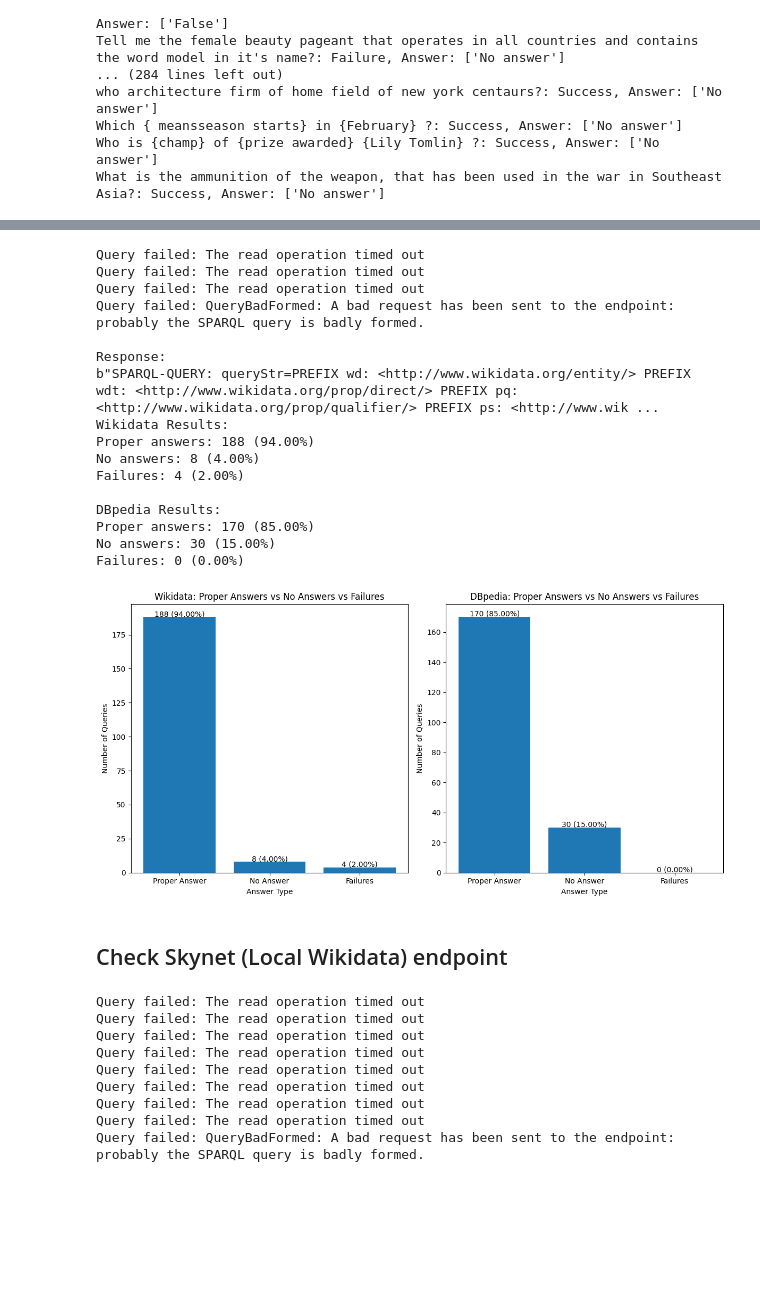
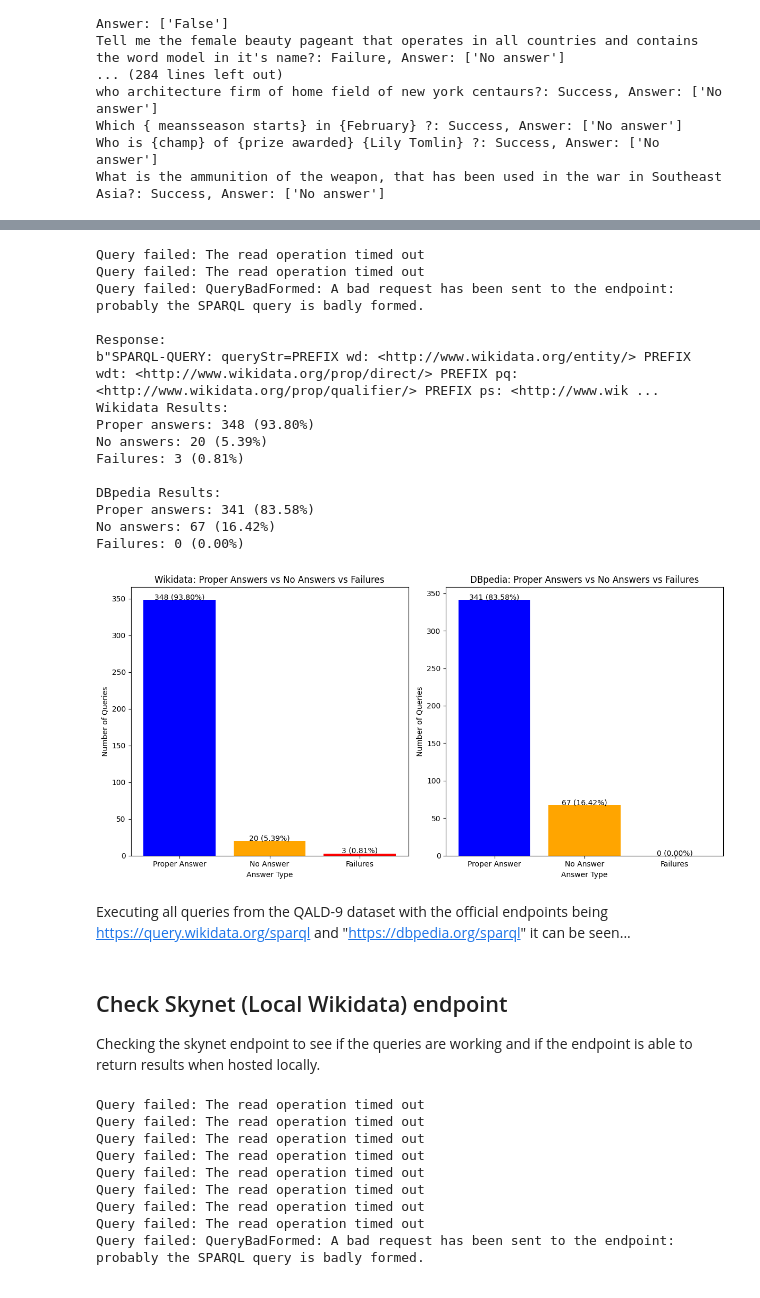
Before and after one commit to brtls/LC-QuAD-2.0-QALD9-Query-Test, a Jupyter notebook: Query-Test.ipynb, the cells around one changed output, grey strips where cells are left out. Drawn from its saved outputs; the diff is of its cells as text; code cells hidden in the pictures; blank space fills up the shorter version.

Commit message:
Testing Local DBpedia endpoint
tested the local DBpedia endpoint as well as created a new dataset including all queries which work on both endpoints

```diff
--- a/Query-Test.ipynb
+++ b/Query-Test.ipynb
@@ -497,11 +504,4 @@ What is the ammunition of the weapon, that has been used in the war in Southeast
 # %%
-# Import necessary libraries
-import requests
-import json
-import pandas as pd
-from SPARQLWrapper import SPARQLWrapper, JSON
-import matplotlib.pyplot as plt
-
 # Load new QALD-9 datasets for Wikidata and DBpedia
 wikidata_url = "https://raw.githubusercontent.com/KGQA/QALD_9_plus/refs/heads/main/data/qald_9_plus_train_wikidata.json"
 dbpedia_url = "https://raw.githubusercontent.com/KGQA/QALD_9_plus/refs/heads/main/data/qald_9_plus_train_dbpedia.json"
@@ -557,9 +557,9 @@ def extract_questions(dataset, language="en"):
             })
     return questions
 
-# Prepare questions from Wikidata and DBpedia datasets (restrict to first 200)
-wikidata_questions = extract_questions(wikidata_data, language="en")[:200]
-dbpedia_questions = extract_questions(dbpedia_data, language="en")[:200]
+# Prepare questions from Wikidata and DBpedia datasets
+wikidata_questions = extract_questions(wikidata_data, language="en")
+dbpedia_questions = extract_questions(dbpedia_data, language="en")
 
 # Initialize counters and results list
 wikidata_counts = {"proper_answer": 0, "no_answer": 0, "failure": 0}
@@ -626,48 +626,51 @@ fig, (ax1, ax2) = plt.subplots(1, 2, figsize=(12, 6))
 # Wikidata chart
 labels = ['Proper Answer', 'No Answer', 'Failures']
 sizes = [wikidata_counts["proper_answer"], wikidata_counts["no_answer"], wikidata_counts["failure"]]
+colors = ['blue', 'orange', 'red']
 
-ax1.bar(labels, sizes)
+ax1.bar(labels, sizes, color=colors)
 for i in range(len(labels)):
     ax1.text(i, sizes[i] + 0.5, f"{sizes[i]} ({[wikidata_proper_pct, wikidata_no_pct, wikidata_failure_pct][i]:.2f}%)", ha='center')
 
 ax1.set_title('Wikidata: Proper Answers vs No Answers vs Failures')
 ax1.set_ylabel('Number of Queries')
 ax1.set_xlabel('Answer Type')
 
 # DBpedia chart
 sizes = [dbpedia_counts["proper_answer"], dbpedia_counts["no_answer"], dbpedia_counts["failure"]]
 
-ax2.bar(labels, sizes)
+ax2.bar(labels, sizes, color=colors)
 for i in range(len(labels)):
     ax2.text(i, sizes[i] + 0.5, f"{sizes[i]} ({[dbpedia_proper_pct, dbpedia_no_pct, dbpedia_failure_pct][i]:.2f}%)", ha='center')
 
 ax2.set_title('DBpedia: Proper Answers vs No Answers vs Failures')
 ax2.set_ylabel('Number of Queries')
 ax2.set_xlabel('Answer Type')
 
 plt.tight_layout()
 plt.show()
 # %% [output]
-Query failed: The read operation timed out
 Query failed: The read operation timed out
 Query failed: The read operation timed out
 Query failed: QueryBadFormed: A bad request has been sent to the endpoint: probably the SPARQL query is badly formed.
 
 Response:
 b"SPARQL-QUERY: queryStr=PREFIX wd: <http://www.wikidata.org/entity/> PREFIX wdt: <http://www.wikidata.org/prop/direct/> PREFIX pq: <http://www.wikidata.org/prop/qualifier/> PREFIX ps: <http://www.wik ...
 Wikidata Results:
-Proper answers: 188 (94.00%)
-No answers: 8 (4.00%)
-Failures: 4 (2.00%)
+Proper answers: 348 (93.80%)
+No answers: 20 (5.39%)
+Failures: 3 (0.81%)
 
 DBpedia Results:
-Proper answers: 170 (85.00%)
-No answers: 30 (15.00%)
+Proper answers: 341 (83.58%)
+No answers: 67 (16.42%)
 Failures: 0 (0.00%)
-[figure, old version]
+[figure, new version]
-# %% [markdown]
-## Check Skynet (Local Wikidata) endpoint
+# %% [markdown]
+Executing all queries from the QALD-9 dataset with the official endpoints being https://query.wikidata.org/sparql and "https://dbpedia.org/sparql" it can be seen...
+# %% [markdown]
+## Check Skynet (Local Wikidata) endpoint
+Checking the skynet endpoint to see if the queries are working and if the endpoint is able to return results when hosted locally.
 # %%
 # Load new QALD-9 datasets for Wikidata
 wikidata_url = "https://raw.githubusercontent.com/KGQA/QALD_9_plus/refs/heads/main/data/qald_9_plus_train_wikidata.json"
```
Also changed, not shown: parts of 12 cells of this notebook, 4 other files.
